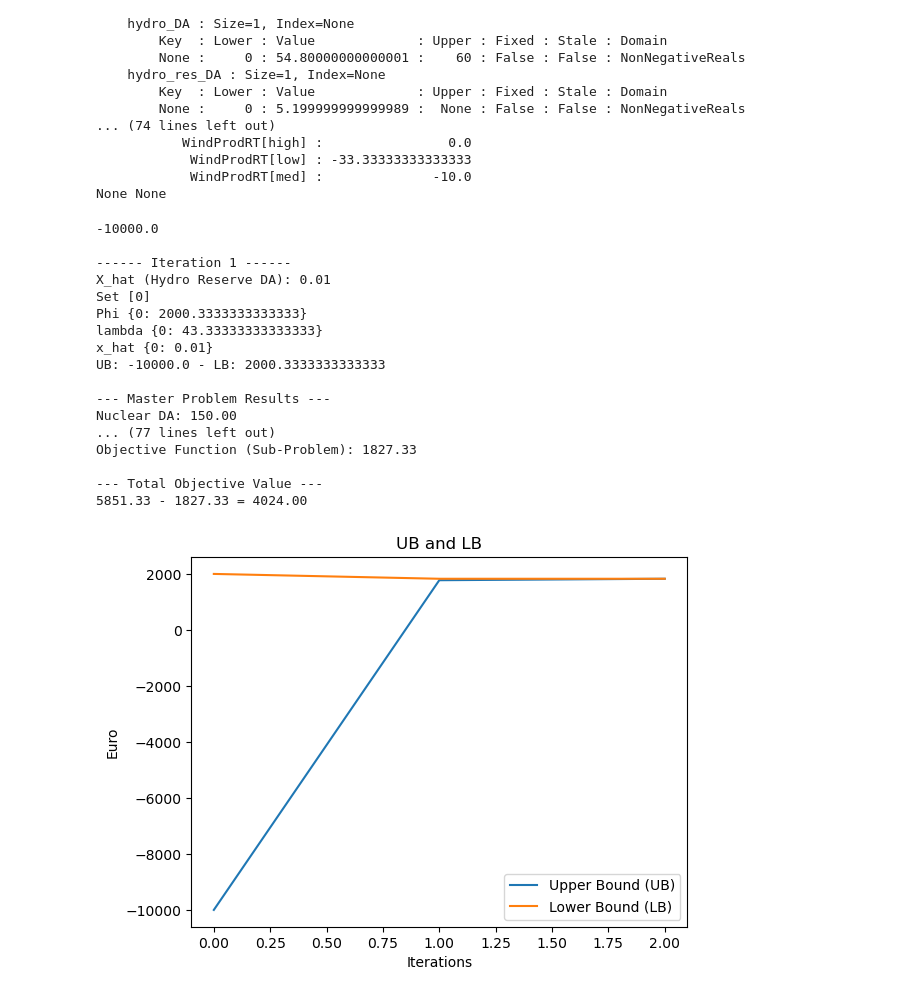
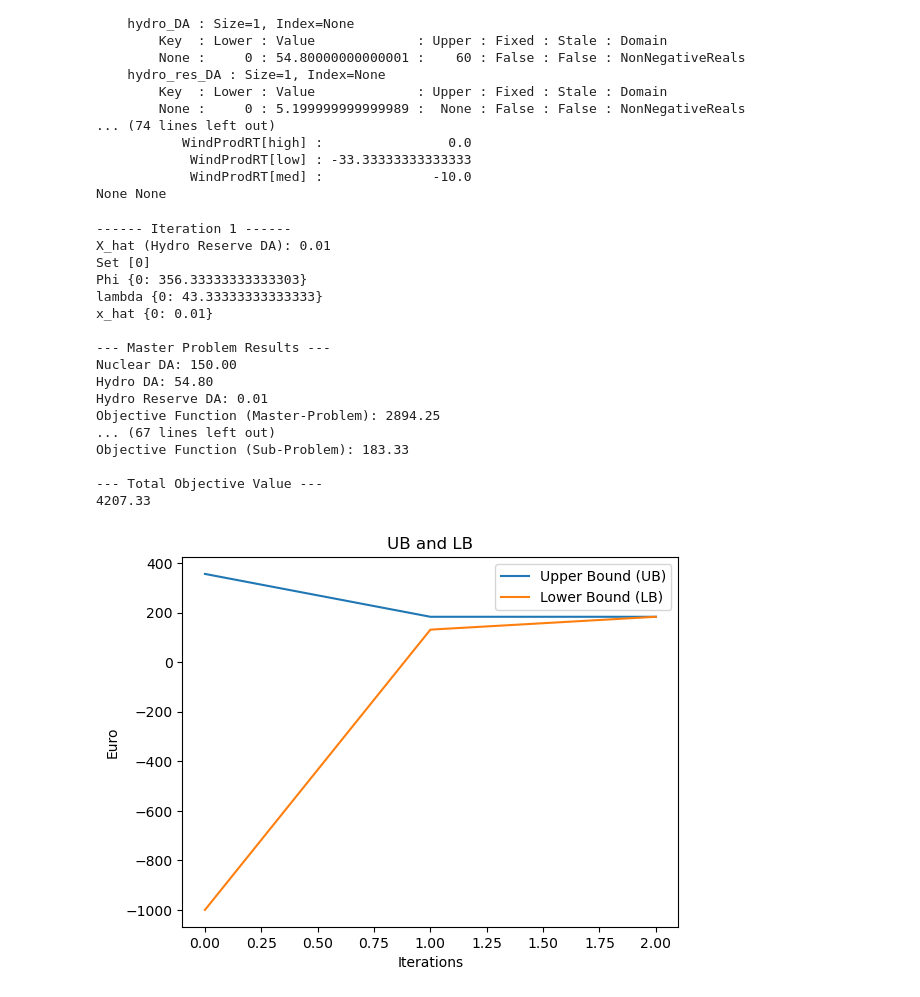
Before and after one commit to Zynecut/courseProject_TET4565, a Jupyter notebook: EMESP_CourseProject.ipynb, the cells around one changed output. Saved outputs shown, nothing was run; the diff lists cells and outputs as text; code cells hidden in the pictures.

```diff
--- a/EMESP_CourseProject.ipynb
+++ b/EMESP_CourseProject.ipynb
@@ -166,27 +168,23 @@ None None
 Benders Decomposition
 """
 
-"""Master problem formulation (DA)"""
+"""Master problem formulation"""
 def Obj_1st(m):
     return m.nuclear_DA * m.MC['nuclear'] + m.hydro_DA * m.MC['hydro'] + m.hydro_res_DA * m.C_res + m.alpha
 """Constraints"""
-# Load balance
 def DA_load_balance(m):
     return m.nuclear_DA + m.hydro_DA + m.wind_DA == m.demand
-# Nuclear production limits
 def nuclear_lim(m):
     return m.P_min['nuclear'], m.nuclear_DA, m.P_max['nuclear']
-# Hydro production limits
 def hydro_lim(m):
     return m.P_min['hydro'], m.hydro_DA + m.hydro_res_DA , m.P_max['hydro']
-# Minimum reserve for hydro
 def hydro_res_min(m):
-    return m.hydro_res_DA >= 0.01
-# Create cuts
+    return m.hydro_res_DA >= 0.01  # Minimum reserve for hydro
 def CreateCuts(m, c):
     return m.alpha >= m.Phi[c] - m.Lambda[c] * (m.hydro_res_DA - m.X_hat[c])
 
-def masterModel(data, Cuts, wind):
+
+def masterModel(data, Cuts):
     """Setup Master Problem Model"""
     m = pyo.ConcreteModel()
     """Sets"""
@@ -197,12 +195,12 @@ def masterModel(data, Cuts, wind):
     m.demand        = pyo.Param(initialize=data['Consumers']['consumption']['Load 1'])
     m.P_max         = pyo.Param(m.G, initialize=data['Producers']['p_max'])
     m.P_min         = pyo.Param(m.G, initialize=data['Producers']['p_min'])
-    m.wind_DA       = pyo.Param(initialize=wind)
+    m.wind_DA       = pyo.Param(initialize=data['Time_wind']['med'])
     """Variables"""
     m.nuclear_DA    = pyo.Var(within=pyo.NonNegativeReals)
     m.hydro_DA      = pyo.Var(within=pyo.NonNegativeReals)
     m.hydro_res_DA  = pyo.Var(within=pyo.NonNegativeReals)
-    m.alpha         = pyo.Var(bounds=(-10000, 10000))
+    m.alpha         = pyo.Var(bounds=(-1000, 1000))
     """Cuts"""
     m.Cut           = pyo.Set(initialize=Cuts["Set"])  # Set for cuts
     m.Phi           = pyo.Param(m.Cut, initialize=Cuts["Phi"])  # Parameter for Phi (Objective cost)
@@ -218,17 +216,17 @@ def masterModel(data, Cuts, wind):
     m.obj           = pyo.Objective(rule=Obj_1st, sense=pyo.minimize)
     return m
 
+
 """Sub-problem formulation"""
 def Obj_2nd(m):
-    return sum(m.prob[s] * (m.hydro_RT[s] * m.MC['hydro'] + m.rationing[s] * m.C_rat) for s in m.S)
+    return sum(m.prob[s] * ((m.hydro_RT[s] - m.hydro_DA) * m.MC['hydro'] + m.rationing[s] * m.C_rat) for s in m.S)
 """Constraints"""
-# Load balance
 def RT_load_balance(m, s):
     return m.hydro_RT[s] + m.wind_RT[s] + m.nuclear_RT[s] + m.rationing[s] >= m.demand
-def hydro_link_upper_RT(m, s):
+def hydro_link_RT(m, s):
     """Link upper bound for hydro_RT with hydro_DA + hydro_res_DA"""
     return m.hydro_RT[s] <= m.hydro_DA + m.X_hat
-def hydro_link_lower_RT(m, s):
+def hydro_lower_RT(m, s):
     """Link lower bound for hydro_RT: hydro_RT >= hydro_DA - hydro_res_DA"""
     return m.hydro_RT[s] >= m.hydro_DA - m.X_hat
 
@@ -249,14 +247,15 @@ def subModel(data, X_hat, DA_values, probability):
     m.X_hat         = pyo.Param(initialize=X_hat)
     """Variables"""
     m.hydro_RT      = pyo.Var(m.S, within=pyo.NonNegativeReals)
-    m.rationing     = pyo.Var(m.S, bounds=(0, m.demand), within=pyo.NonNegativeReals)
+    m.rationing     = pyo.Var(m.S, bounds=(0, 250), within=pyo.NonNegativeReals)
     """Constraints"""
     m.RT_balance    = pyo.Constraint(m.S, rule=RT_load_balance)
-    m.hydro_high_RT = pyo.Constraint(m.S, rule=hydro_link_upper_RT)
-    m.hydro_low_RT  = pyo.Constraint(m.S, rule=hydro_link_lower_RT)
+    m.hydro_high_RT = pyo.Constraint(m.S, rule=hydro_link_RT)
+    m.hydro_low_RT  = pyo.Constraint(m.S, rule=hydro_lower_RT)
     """Objective Function"""
     m.obj           = pyo.Objective(rule=Obj_2nd, sense=pyo.minimize)
     return m
+
 
 def manageCuts(Cuts, m):
     """Add new cut to existing dictionary of cut information"""
@@ -267,12 +266,12 @@ def manageCuts(Cuts, m):
     Cuts['x_hat'][cut] = pyo.value(m.X_hat)
     return Cuts
 
+
 def display_results_benders(m_1st, m_2nd):
     """Display the results for the current iteration"""
     print("\n--- Master Problem Results ---")
     print(f"Nuclear DA: {pyo.value(m_1st.nuclear_DA):.2f}")
     print(f"Hydro DA: {pyo.value(m_1st.hydro_DA):.2f}")
-    print(f"Wind DA: {pyo.value(m_1st.wind_DA):.2f}")
     print(f"Hydro Reserve DA: {pyo.value(m_1st.hydro_res_DA):.2f}")
     print(f"Objective Function (Master-Problem): {pyo.value(m_1st.obj):.2f}")
     print("\n--- Sub-Problem Results ---")
@@ -282,7 +281,9 @@ def display_results_benders(m_1st, m_2nd):
         print(f"Scenario {s} - Rationing: {pyo.value(m_2nd.rationing[s]):.2f}")
     print(f"Objective Function (Sub-Problem): {pyo.value(m_2nd.obj):.2f}")
     print("\n--- Total Objective Value ---")
-    print(f"{pyo.value(m_1st.obj):.2f} - {pyo.value(m_2nd.obj):.2f} = {(pyo.value(m_1st.obj) - pyo.value(m_2nd.obj)):.2f}")
+    # rat = sum(pyo.value(m_2nd.prob[s]) * pyo.value(m_2nd.rationing[s]) for s in m_2nd.S) * m_2nd.C_rat
+    print(f"{pyo.value(m_1st.obj):.2f}") # - {pyo.value(m_2nd.obj):.2f} + {rat:.2f} = {(pyo.value(m_1st.obj) - pyo.value(m_2nd.obj) + rat):.2f}")
+
 
 def benders(data):
     """Setup for benders decomposition"""
@@ -296,16 +297,14 @@ def benders(data):
     graph["UB"] = {}
     graph["LB"] = {}
 
-    probability = {'low': 1/3, 'med': 1/3, 'high': 1/3}
-    wind_DA = 45.2 #sum(probability[key] * data['Time_wind'][key] for key in data['Time_wind'].keys())
+    for i in range(10):
+        m_1st = masterModel(data, Cuts)
+        Solve(m_1st)
 
-    for i in range(10):
-        m_1st = masterModel(data, Cuts, wind_DA)
-        Solve(m_1st)
-        print(pyo.value(m_1st.alpha.value))
         X_hat = pyo.value(m_1st.hydro_res_DA)
         DA_values = {"nuclear_DA": pyo.value(m_1st.nuclear_DA), "hydro_DA": pyo.value(m_1st.hydro_DA)}
 
+        probability = {'low': 1/3, 'med': 1/3, 'high': 1/3}
         m_2nd = subModel(data, X_hat, DA_values, probability)
         results, m_2nd = Solve(m_2nd)
 
@@ -317,54 +316,56 @@ def benders(data):
         Cuts = manageCuts(Cuts, m_2nd)
 
         # Store upper and lower bounds for plotting
-        graph['UB'][i] = pyo.value(m_1st.alpha)
-        graph['LB'][i] = pyo.value(m_2nd.obj)
+        graph['LB'][i] = pyo.value(m_1st.alpha)
+        graph['UB'][i] = pyo.value(m_2nd.obj)
 
         # Display the results of this iteration
         print(f"\n------ Iteration {i + 1} ------")
         print(f"X_hat (Hydro Reserve DA): {X_hat:.2f}")
         for component in Cuts:
             print(component, Cuts[component])
-        print("UB:", pyo.value(m_1st.alpha), "- LB:", pyo.value(m_2nd.obj))
         display_results_benders(m_1st, m_2nd)
 
         """Convergence check"""
-        if abs(graph['UB'][i] - graph['LB'][i]) <= 0.01:
+        if abs(graph['UB'][i] - graph['LB'][i]) <= 0.001:
             break
 
     # Plotting the result
     plt.plot(graph['UB'].keys(), graph['UB'].values(), label='Upper Bound (UB)')
     plt.plot(graph['LB'].keys(), graph['LB'].values(), label='Lower Bound (LB)')
     plt.xlabel('Iterations')
     plt.ylabel('Euro')
     plt.title('UB and LB')
     plt.legend()
     plt.show()
 
 
 def Solve(m):
     opt = SolverFactory("gurobi")
     m.dual = pyo.Suffix(direction=pyo.Suffix.IMPORT)
-    res = opt.solve(m, load_solutions=True)
-    return res, m
+    results = opt.solve(m, load_solutions=True)
+    return results, m
 
+start_time = time.time()
 benders(data)
+end_time = time.time()
+print(f"Time elapsed: {end_time - start_time:.2f} seconds")
 # %% [output]
--10000.0
-
 ------ Iteration 1 ------
 X_hat (Hydro Reserve DA): 0.01
 Set [0]
-Phi {0: 2000.3333333333333}
+Phi {0: 356.33333333333303}
 lambda {0: 43.33333333333333}
 x_hat {0: 0.01}
-UB: -10000.0 - LB: 2000.3333333333333
 
 --- Master Problem Results ---
 Nuclear DA: 150.00
-... (77 lines left out)
-Objective Function (Sub-Problem): 1827.33
+Hydro DA: 54.80
+Hydro Reserve DA: 0.01
+Objective Function (Master-Problem): 2894.25
+... (67 lines left out)
+Objective Function (Sub-Problem): 183.33
 
 --- Total Objective Value ---
-5851.33 - 1827.33 = 4024.00
+4207.33
-[figure, old version]
+[figure, new version]
```
Also changed, not shown: parts of 3 cells of this notebook.
